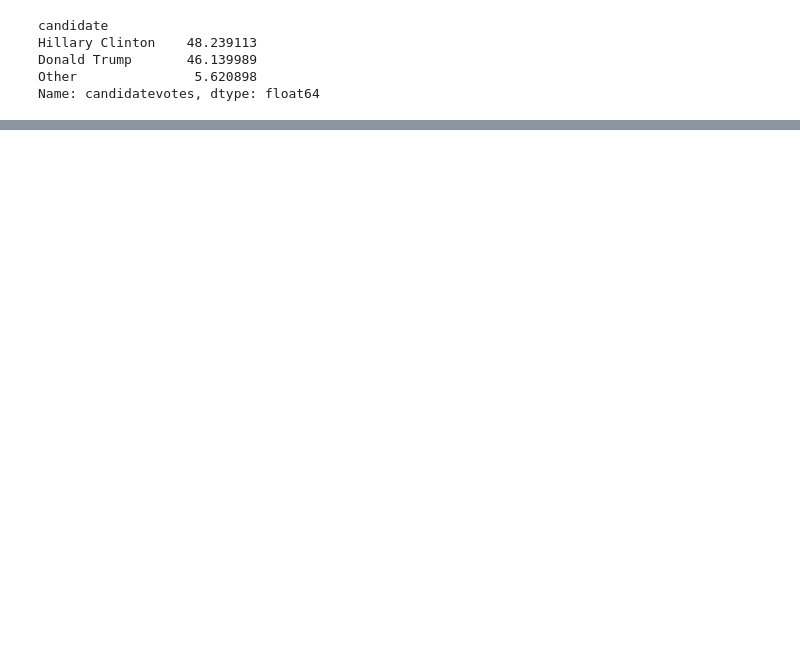
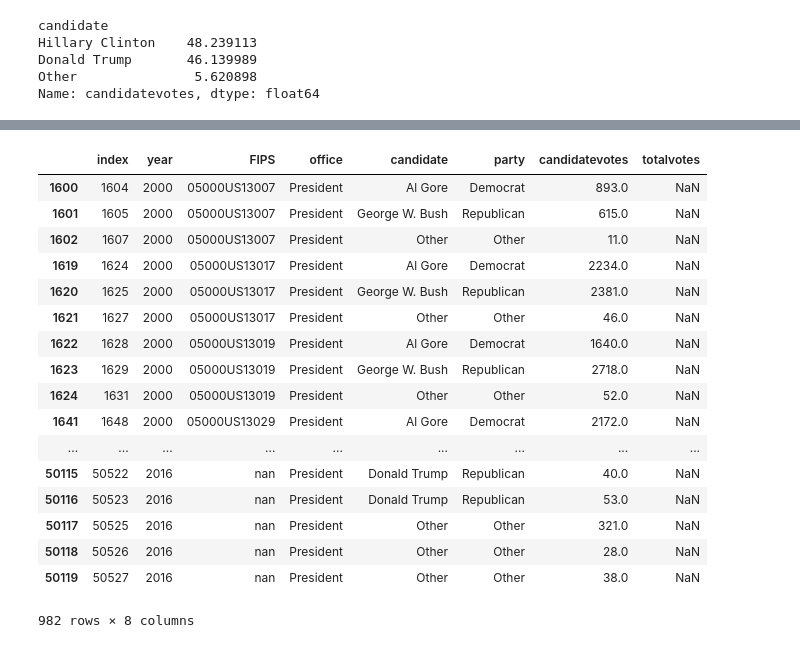
Before and after one commit to oportusgonzalo/datausa-election, a Jupyter notebook: president_county.ipynb, the cells around one changed output, grey strips where cells are left out. Drawn from its saved outputs; the diff is of its cells as text; code cells hidden in the pictures; blank space fills up the shorter version.

```diff
--- a/president_county.ipynb
+++ b/president_county.ipynb
@@ -132,0 +153,6 @@ presidents.head()
+# %%
+#Removes null candidate votes (in case MIT gets back and says this is just how counties reported)
+presidents = presidents[(presidents['candidatevotes'].notnull())]
+total=presidents.isnull().sum().sort_values(ascending=False)
+percent=(presidents.isnull().sum()/presidents.isnull().count()).sort_values(ascending=False)
+pd.concat([total,percent],keys=["Total","Percent"],axis=1)
@@ -132,0 +168,31 @@ presidents.head()
+# %%
+#Reset all indices after drops
+presidents = presidents.reset_index()
+
+#Calculates the totalvotes based on new candidatevotes without the null values for each FIPS
+nullVotes = presidents[(presidents['totalvotes'].isnull())]
+
+#The list of fips to check against later for corectness (after totalvotes is fixed)
+nullVoteFips = presidents[(presidents['totalvotes'].isnull())]['FIPS']
+
+#Show the null votes
+nullVotes
+# %% [output]
+|  | index | year | FIPS | office | candidate | party | candidatevotes | totalvotes |
+| 1600 | 1604 | 2000 | 05000US13007 | President | Al Gore | Democrat | 893.0 | NaN |
+| 1601 | 1605 | 2000 | 05000US13007 | President | George W. Bush | Republican | 615.0 | NaN |
+| 1602 | 1607 | 2000 | 05000US13007 | President | Other | Other | 11.0 | NaN |
+| 1619 | 1624 | 2000 | 05000US13017 | President | Al Gore | Democrat | 2234.0 | NaN |
+| 1620 | 1625 | 2000 | 05000US13017 | President | George W. Bush | Republican | 2381.0 | NaN |
+| 1621 | 1627 | 2000 | 05000US13017 | President | Other | Other | 46.0 | NaN |
+| 1622 | 1628 | 2000 | 05000US13019 | President | Al Gore | Democrat | 1640.0 | NaN |
+| 1623 | 1629 | 2000 | 05000US13019 | President | George W. Bush | Republican | 2718.0 | NaN |
+| 1624 | 1631 | 2000 | 05000US13019 | President | Other | Other | 52.0 | NaN |
+| 1641 | 1648 | 2000 | 05000US13029 | President | Al Gore | Democrat | 2172.0 | NaN |
+| ... | ... | ... | ... | ... | ... | ... | ... | ... |
+| 50115 | 50522 | 2016 | nan | President | Donald Trump | Republican | 40.0 | NaN |
+| 50116 | 50523 | 2016 | nan | President | Donald Trump | Republican | 53.0 | NaN |
+| 50117 | 50525 | 2016 | nan | President | Other | Other | 321.0 | NaN |
+| 50118 | 50526 | 2016 | nan | President | Other | Other | 28.0 | NaN |
+| 50119 | 50527 | 2016 | nan | President | Other | Other | 38.0 | NaN |
+982 rows × 8 columns
```
Also changed, not shown: parts of 21 cells of this notebook.
